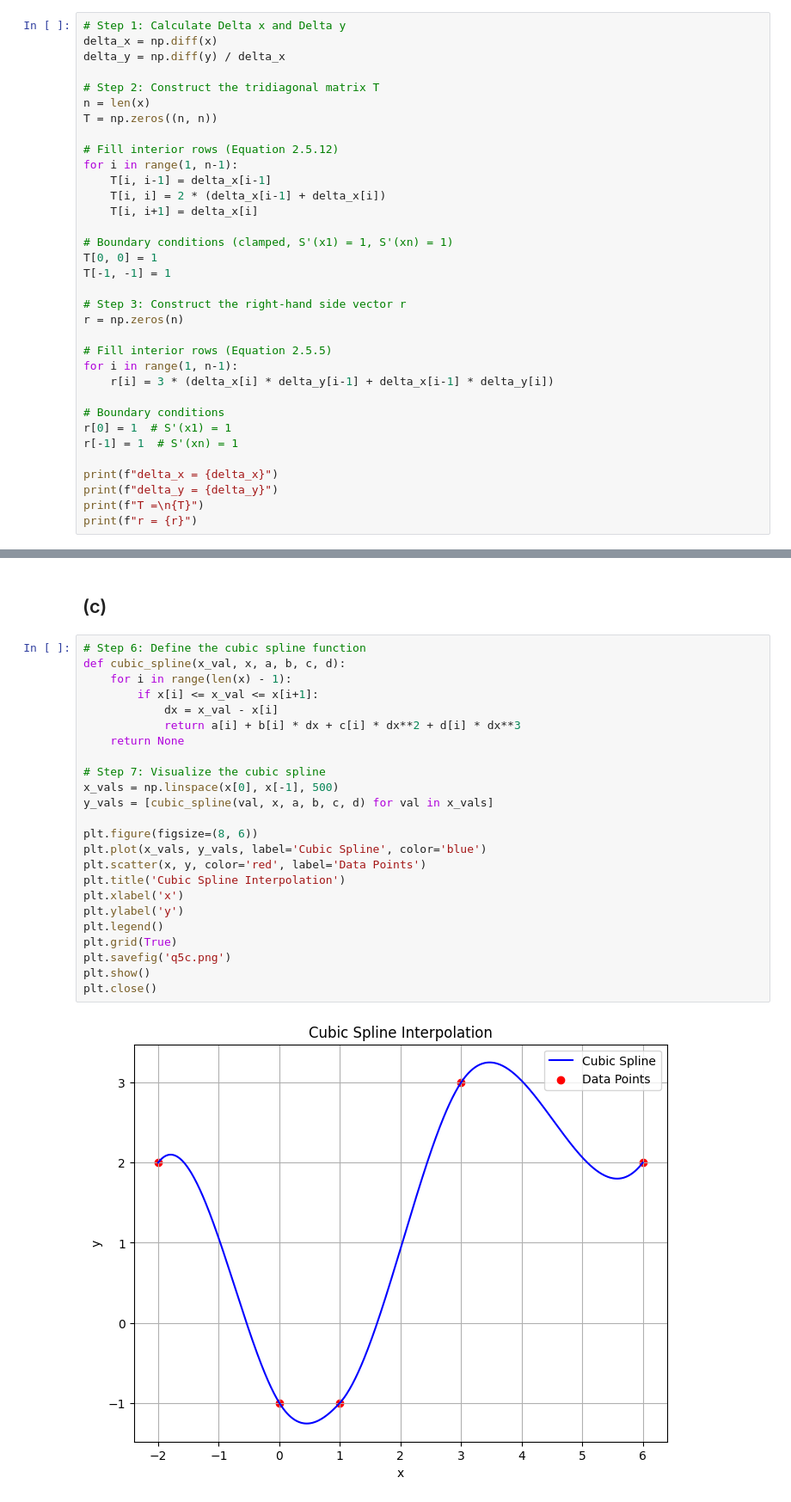
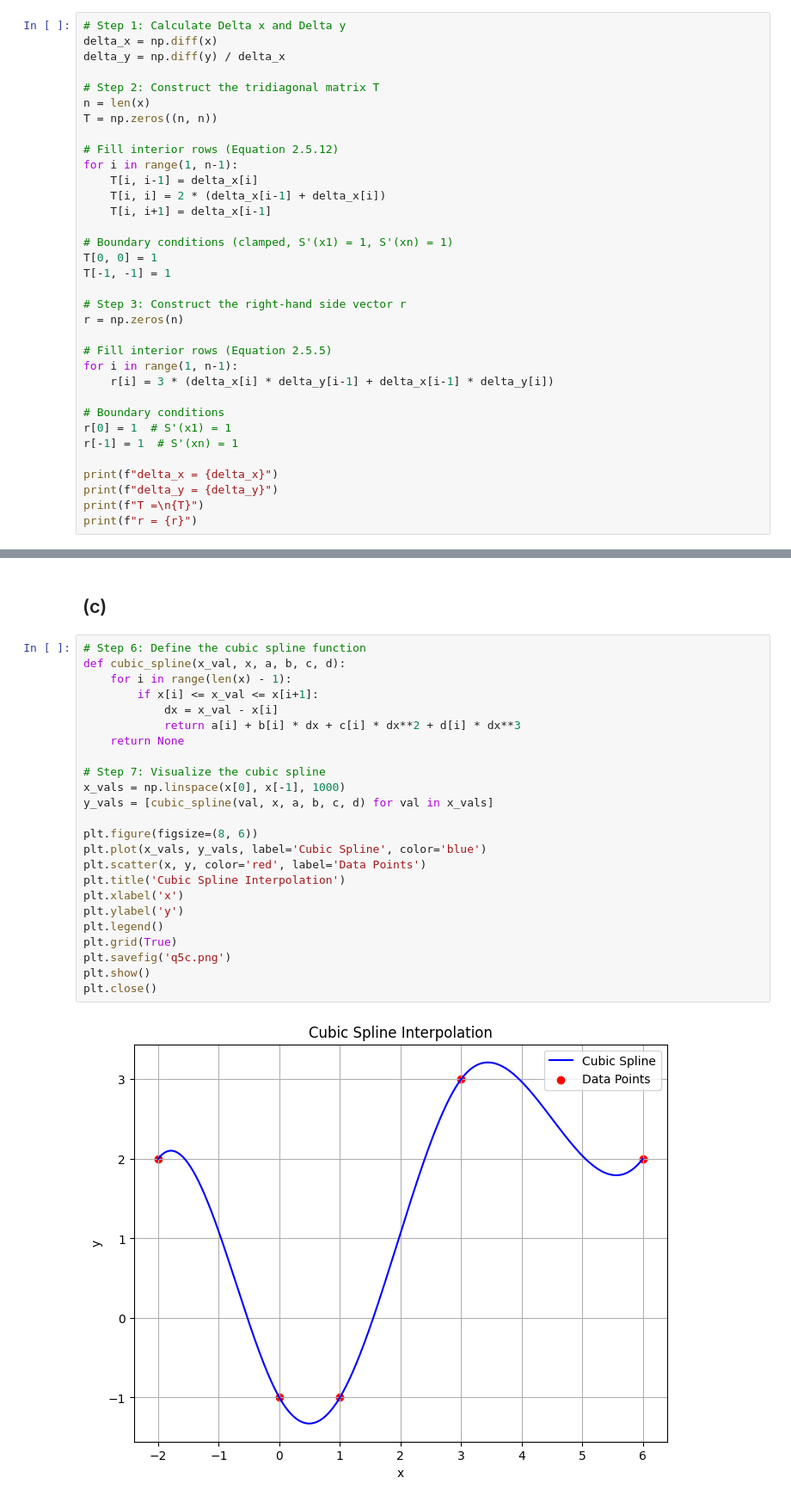
Before and after one commit to GuanzhongSean/cs370, a Jupyter notebook: a1/A1Q5.ipynb, the cells around one changed output, grey strips where cells are left out. Shown at 86% size. Saved outputs shown, nothing was run; the diff lists cells and outputs as text.

```diff
--- a/a1/A1Q5.ipynb
+++ b/a1/A1Q5.ipynb
@@ -20,9 +20,9 @@ T = np.zeros((n, n))
 
 # Fill interior rows (Equation 2.5.12)
 for i in range(1, n-1):
-    T[i, i-1] = delta_x[i-1]
+    T[i, i-1] = delta_x[i]
     T[i, i] = 2 * (delta_x[i-1] + delta_x[i])
-    T[i, i+1] = delta_x[i]
+    T[i, i+1] = delta_x[i-1]
 
 # Boundary conditions (clamped, S'(x1) = 1, S'(xn) = 1)
 T[0, 0] = 1
@@ -81,26 +81,26 @@ d = [ 0.69478528 -0.39570552 -0.50996933  0.31129289]
 # %%
 # Step 6: Define the cubic spline function
 def cubic_spline(x_val, x, a, b, c, d):
     for i in range(len(x) - 1):
         if x[i] <= x_val <= x[i+1]:
             dx = x_val - x[i]
             return a[i] + b[i] * dx + c[i] * dx**2 + d[i] * dx**3
     return None
 
 # Step 7: Visualize the cubic spline
-x_vals = np.linspace(x[0], x[-1], 500)
+x_vals = np.linspace(x[0], x[-1], 1000)
 y_vals = [cubic_spline(val, x, a, b, c, d) for val in x_vals]
 
 plt.figure(figsize=(8, 6))
 plt.plot(x_vals, y_vals, label='Cubic Spline', color='blue')
 plt.scatter(x, y, color='red', label='Data Points')
 plt.title('Cubic Spline Interpolation')
 plt.xlabel('x')
 plt.ylabel('y')
 plt.legend()
 plt.grid(True)
 plt.savefig('q5c.png')
 plt.show()
 plt.close()
 # %% [output]
-[figure, old version]
+[figure, new version]
```
Also changed, not shown: parts of 2 cells of this notebook, 2 other files.
